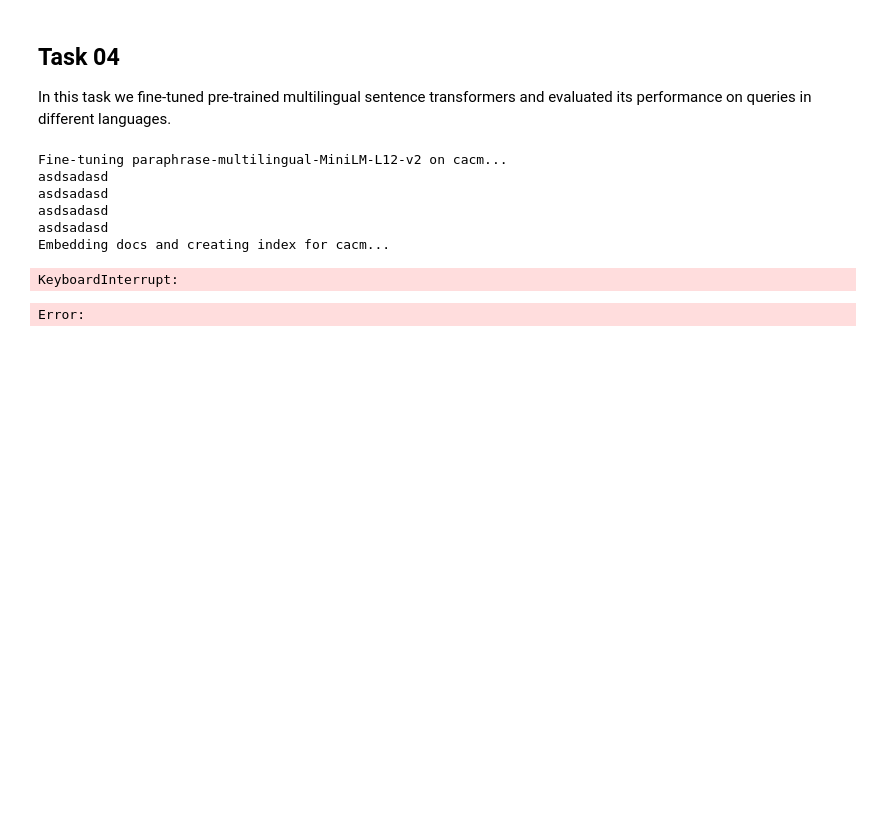
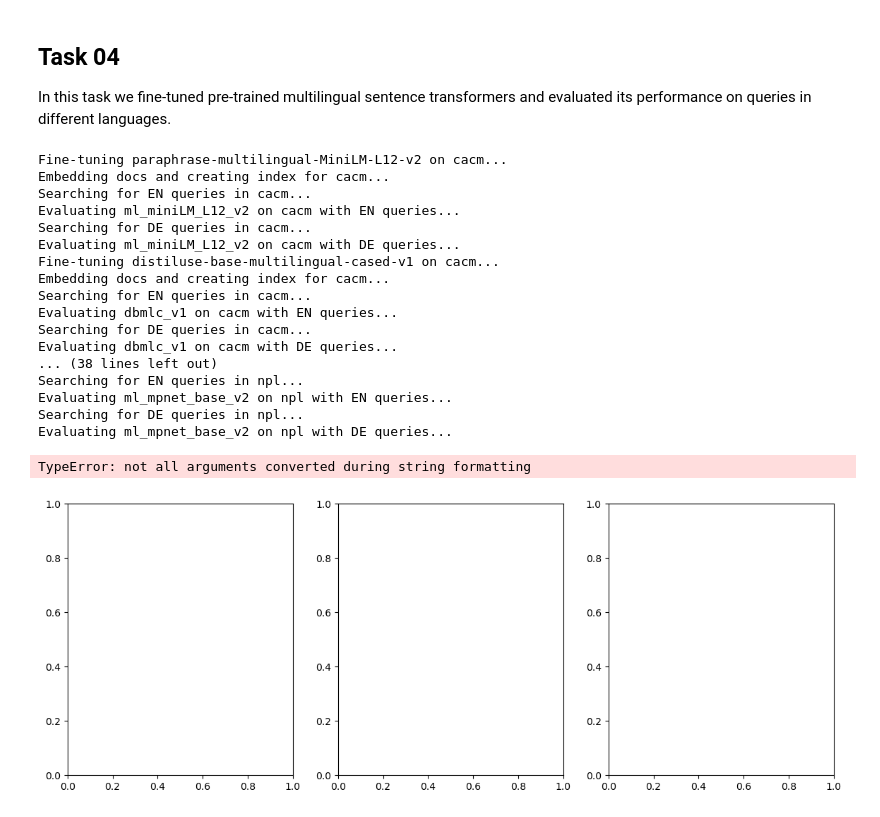
Before and after one commit to massimilianoviola/advanced-information-retrieval, a Jupyter notebook: tasks_presentation.ipynb, the cells around one changed output. Drawn from its saved outputs; the diff is of its cells as text; code cells hidden in the pictures; blank space fills up the shorter version.

```diff
--- a/tasks_presentation.ipynb
+++ b/tasks_presentation.ipynb
@@ -180,7 +175,6 @@ MODELS = [
 MODEL_SHORTCUTS = ["ml_miniLM_L12_v2", "dbmlc_v1", "ml_mpnet_base_v2"]
 
 LANGUAGES = ["EN", "DE"]
-# ? Italian and Czech
 # LANGUAGES = ["EN", "DE", "IT", "CS"]
 
 # model fine-tuning parameters
@@ -197,7 +191,7 @@ for dataset in DATASETS:
                 f"python3 translate.py -l EN -s ./data/{dataset}/queries.json -t ./data/{dataset}/queries_{language}.json -d ./deepl_auth.key"
             )
 
-        model_path = f"{MODEL_PATH}/{dataset}_{model_shortcut}/"
+        model_path = f"{MODEL_FOLDER}/{model_shortcut}_{dataset}/"
 
         # fine-tune models on the data set
         model_path = f"{MODEL_FOLDER}/{model_shortcut}_{dataset}/"
@@ -208,7 +202,7 @@ for dataset in DATASETS:
 
         # convert documents to embeddings and create index in ElasticSearch
         print(f"Embedding docs and creating index for {dataset}...")
-        index = f"{model_shortcut.lower()}_{dataset}_fine_tuned"
+        index = f"{model_shortcut.lower()}_{dataset}_finetuned"
         os.system(
             f"python3 embedding_index.py -f ./data/{dataset}/{dataset}.json -i {index} -m {model_path} -v 0"
         )
@@ -217,20 +211,29 @@ for dataset in DATASETS:
         for language in LANGUAGES:
             print(f"Searching for {language} queries in {dataset}...")
             os.system(
-                f"python3 embedding_search.py -q ./data/{dataset}/queries_{language}.json -i {index} -m {model_path} -o ./task_04/outputs/{model_shortcut}_{dataset}_{language}.txt"
+                f"python3 embedding_search.py -q ./data/{dataset}/queries_{language}.json -i {index} -m {model_path} -o ./task_04/outputs/finetuned/{model_shortcut}_{dataset}_{language}.txt"
             )
 
             # evaluating the search results with trec_eval
             print(f"Evaluating {model_shortcut} on {dataset} with {language} queries...")
             os.system(
-                f"trec_eval -m map -q ./data/{dataset}/qrels-treceval.txt ./task_04/outputs/{model_shortcut}_{dataset}_{language}.txt > ./task_04/results/map_{model_shortcut}_{dataset}_{language}.txt"
+                f"trec_eval -m map -q ./data/{dataset}/qrels-treceval.txt ./task_04/outputs/finetuned/{model_shortcut}_{dataset}_{language}.txt > ./task_04/results/finetuned/map_{model_shortcut}_{dataset}_{language}.txt"
             )
 # %% [output]
 Fine-tuning paraphrase-multilingual-MiniLM-L12-v2 on cacm...
-asdsadasd
-asdsadasd
-asdsadasd
-asdsadasd
 Embedding docs and creating index for cacm...
+Searching for EN queries in cacm...
+Evaluating ml_miniLM_L12_v2 on cacm with EN queries...
+Searching for DE queries in cacm...
+Evaluating ml_miniLM_L12_v2 on cacm with DE queries...
+Fine-tuning distiluse-base-multilingual-cased-v1 on cacm...
+Embedding docs and creating index for cacm...
+Searching for EN queries in cacm...
+Evaluating dbmlc_v1 on cacm with EN queries...
+Searching for DE queries in cacm...
+Evaluating dbmlc_v1 on cacm with DE queries...
+... (38 lines left out)
+Searching for EN queries in npl...
+Evaluating ml_mpnet_base_v2 on npl with EN queries...
+Searching for DE queries in npl...
+Evaluating ml_mpnet_base_v2 on npl with DE queries...
-KeyboardInterrupt:
-Error:
@@ -240,0 +240,27 @@ Error:
+# %%
+MODEL_SHORTCUTS = ["ml_miniLM_L12_v2", "dbmlc_v1", "ml_mpnet_base_v2"]
+
+# compare performance of German queries vs English queries
+for dataset in DATASETS:
+    for model_shortcut in MODEL_SHORTCUTS:
+        compare_results_scatter_plot([f"./task_04/results/finetuned/map_{model_shortcut}_{dataset}_DE.txt", f"./task_04/results/finetuned/map_{model_shortcut}_{dataset}_EN.txt"],
+                                    [f"{model_shortcut}_{dataset}_DE", f"{model_shortcut}_{dataset}_EN"], "presentation/figures/DE_vs_EN")
+compare_results_scatter_plot(["./task_02/results/map_glove_%s.txt", "./bm25_reference/results/map_bm25_%s.txt"],
+                             ["average_word_embeddings_glove", "bm25"], "presentation/figures/glove_vs_bm25")
+
+for model_shortcut in MODEL_SHORTCUTS:
+    plot_bar_chart([
+        f"./task_04/results/finetuned/map_{model_shortcut}_cacm_DE.txt",
+        f"./task_04/results/finetuned/map_{model_shortcut}_med_DE.txt",
+        f"./task_04/results/finetuned/map_{model_shortcut}_npl_DE.txt"
+    ], [
+        f"./task_04/results/finetuned/map_{model_shortcut}_cacm_EN.txt",
+        f"./task_04/results/finetuned/map_{model_shortcut}_med_EN.txt",
+        f"./task_04/results/finetuned/map_{model_shortcut}_npl_EN.txt"
+    ], ["cacm", "med", "npl"],
+        ["German", "English"],
+        "German vs English queries",
+     "Mean Average Precision")
+# %% [output]
+TypeError: not all arguments converted during string formatting
+[figure, added]
```
Also changed, not shown: parts of 4 cells of this notebook.
